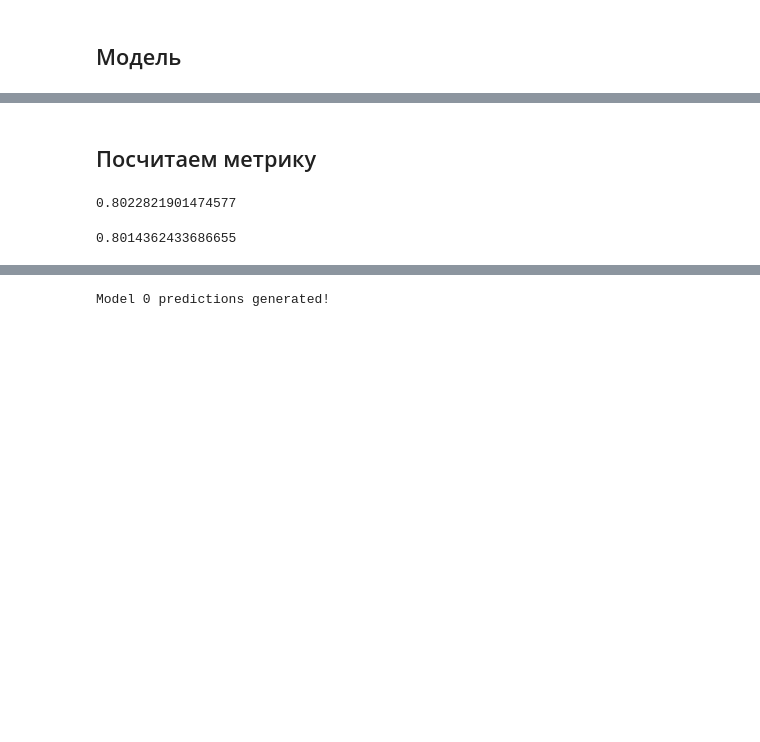
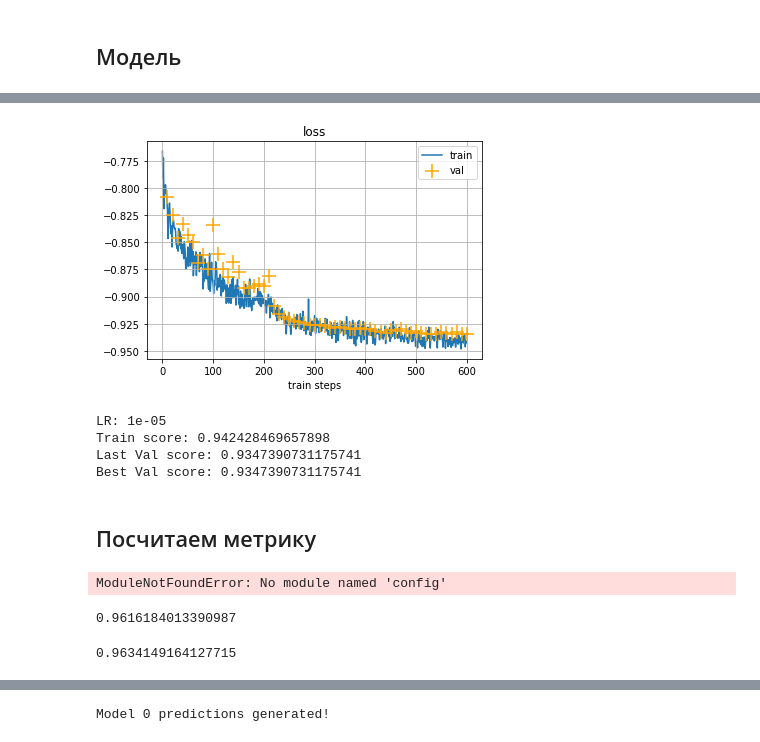
Before and after one commit to traptrip/ai-areal-photo, a Jupyter notebook: notebooks/MPTI.ipynb, the cells around one changed output, grey strips where cells are left out. Saved outputs shown, nothing was run; the diff lists cells and outputs as text; code cells hidden in the pictures; blank space fills up the shorter version.

```diff
--- a/notebooks/MPTI.ipynb
+++ b/notebooks/MPTI.ipynb
@@ -540,9 +866,31 @@ Best Val score: 0.7956511931863669
+# %%
+best_model = None
+best_model, val_score = train(
+    model,
+    criterion,
+    optimizer,
+    scheduler,
+    train_loader,
+    valid_loader,
+    60
+)
+# %% [output]
+[figure, added]
+LR: 1e-05
+Train score: 0.942428469657898
+Last Val score: 0.9347390731175741
+Best Val score: 0.9347390731175741
 # %% [markdown]
 ## Посчитаем метрику
 # %%
 model.eval()
 best_model.eval()
 print()
+# %%
+model.load_state_dict(torch.load("/home/and/projects/hacks/ai-areal-photo/experiments/sota_train/run_res50/best.pth")["model"])
+model.eval()
+# %% [output]
+ModuleNotFoundError: No module named 'config'
 # %%
 preds = []
 gt = []
@@ -553,19 +901,19 @@ with torch.no_grad():
             imgs = imgs.to(device)
             labels = labels.to(device)
 
-            pred = sigmoid(model(imgs))
+            pred = model(imgs)
         else:
             for i in imgs:
                 imgs[i] = imgs[i][:, 0].to(device, non_blocking=True)
             labels = labels.to(device, non_blocking=True)
 
-            pred = sigmoid(model(**imgs).logits)
+            pred = model(imgs)
 
         preds.extend(pred.cpu().tolist())
         gt.extend(labels.cpu().tolist())
 _compute_metric(gt, preds)
 # %% [output]
-0.8022821901474577
+0.9616184013390987
 # %%
 preds = []
 gt = []
@@ -576,19 +924,19 @@ with torch.no_grad():
             imgs = imgs.to(device)
             labels = labels.to(device)
 
-            pred = sigmoid(best_model(imgs))
+            pred = best_model(imgs)
         else:
             for i in imgs:
                 imgs[i] = imgs[i][:, 0].to(device, non_blocking=True)
             labels = labels.to(device, non_blocking=True)
 
-            pred = sigmoid(best_model(**imgs).logits)
+            pred = best_model(imgs)
 
         preds.extend(pred.cpu().tolist())
         gt.extend(labels.cpu().tolist())
 _compute_metric(gt, preds)
 # %% [output]
-0.8014362433686655
+0.9634149164127715
 # %%
 # levit123s - 0.8037
 # levit192 - 0.8003
```
Also changed, not shown: parts of 45 cells of this notebook, 17 other files.
